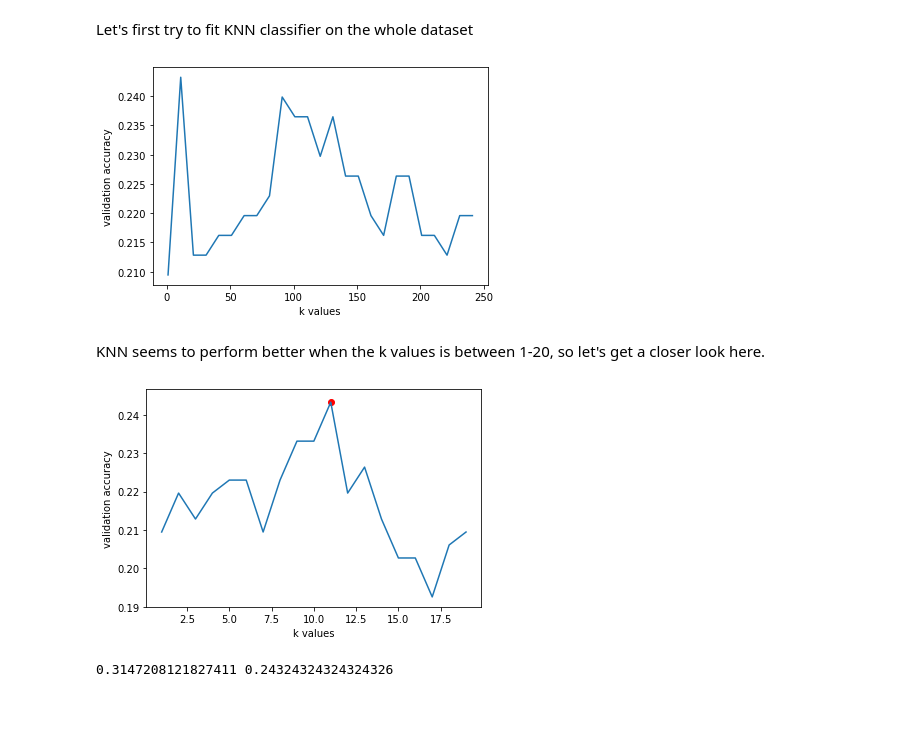
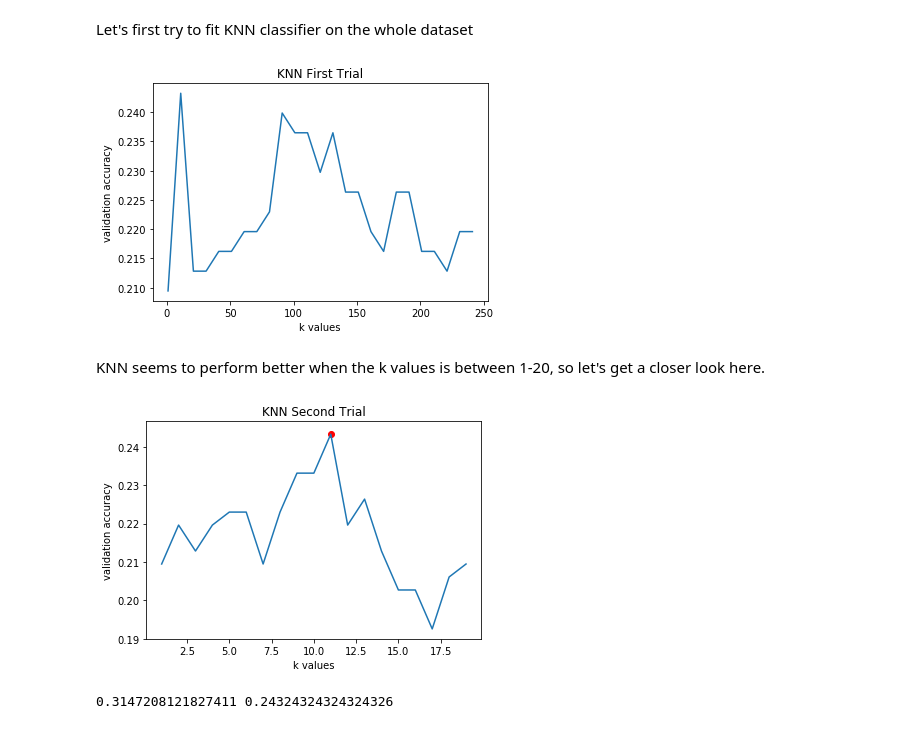
Before and after one commit to WesleyDeng1016/imageclassification, a Jupyter notebook: final_project/GradProject_NB3.ipynb, the cells around one changed output. Drawn from its saved outputs; the diff is of its cells as text; code cells hidden in the pictures.

```diff
--- a/final_project/GradProject_NB3.ipynb
+++ b/final_project/GradProject_NB3.ipynb
@@ -138,9 +149,10 @@ for n_neighbors in neighbors:
 # %%
 plt.plot(neighbors, vals)
 plt.xlabel('k values')
-plt.ylabel('validation accuracy');
+plt.ylabel('validation accuracy')
+plt.title("KNN First Trial");
 # %% [output]
-[figure, old version]
+[figure, new version]
 # %% [markdown]
 KNN seems to perform better when the k values is between 1-20, so let's get a closer look here.
 # %%
@@ -155,9 +167,10 @@ for n_neighbors in neighbors:
 plt.plot(neighbors, vals)
 plt.scatter(neighbors[np.argmax(vals)], max(vals), color='r')
 plt.xlabel('k values')
-plt.ylabel('validation accuracy');
+plt.ylabel('validation accuracy')
+plt.title("KNN Second Trial");
 # %% [output]
-[figure, old version]
+[figure, new version]
 # %%
 n_neighbors=neighbors[np.argmax(vals)]
 knn_model = KNeighborsClassifier(n_neighbors=n_neighbors).fit(X_train, Y_train)
```
Also changed, not shown: parts of 28 cells of this notebook.
